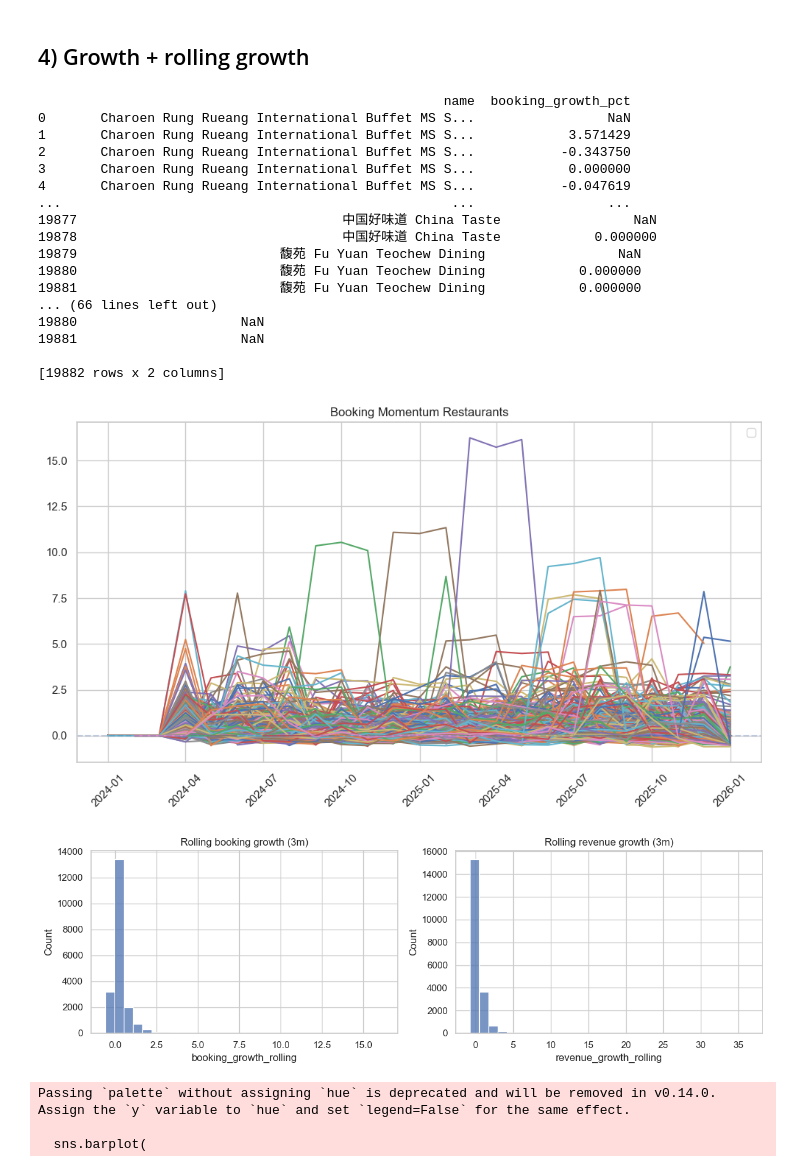
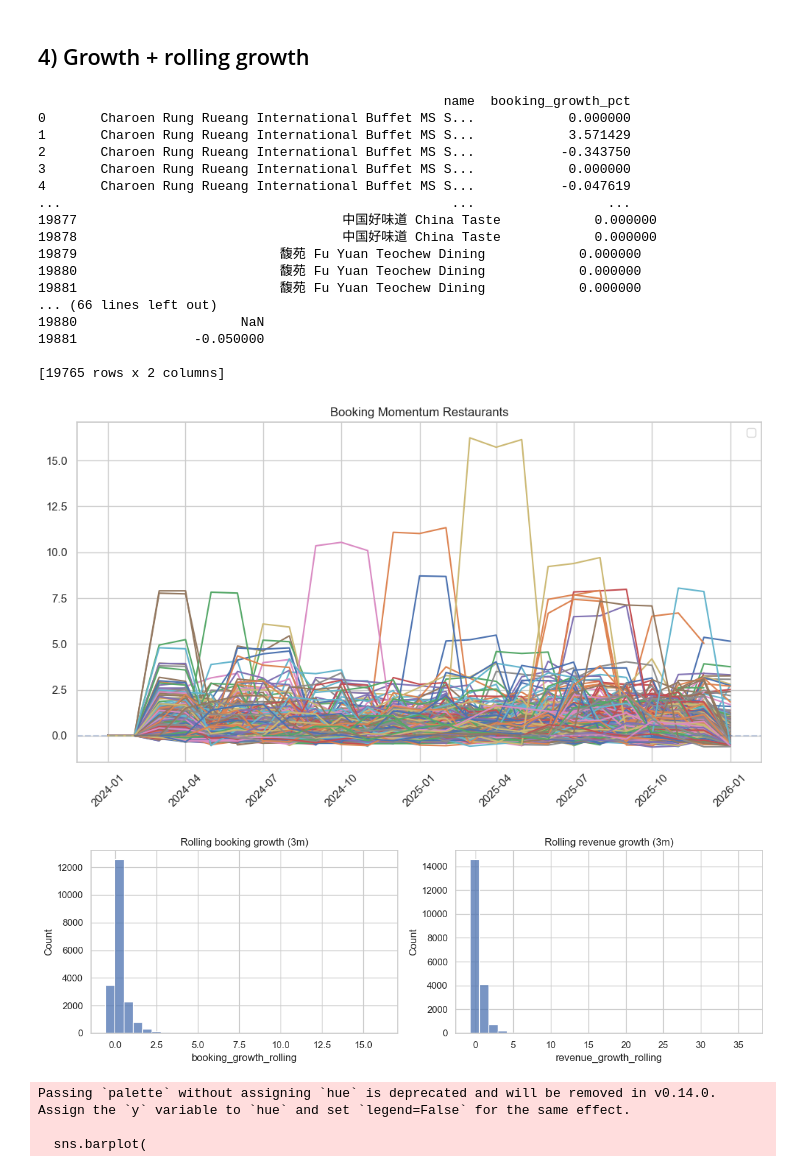
Before and after one commit to liyunling2/OPE, a Jupyter notebook: _2_feature_engineering+momentum/start/momentum.ipynb, the cells around one changed output. Saved outputs shown, nothing was run; the diff lists cells and outputs as text; code cells hidden in the pictures.

```diff
--- a/_2_feature_engineering+momentum/start/momentum.ipynb
+++ b/_2_feature_engineering+momentum/start/momentum.ipynb
@@ -376,96 +373,104 @@ restaurants_agg
 # %% [markdown]
 ## 4) Growth + rolling growth
 # %%
-restaurants_agg["booking_growth_pct"] = (
-    restaurants_agg.groupby("name")["monthly_bookings"]
+# 1. Define a "Ceiling" for growth
+# If a normal high-growth restaurant doubles (100%), let's set the cap for 'Infinity' a bit higher
+# to show that starting from zero is amazing, but not infinitely so.
+# 2.0 = 200% growth.
+MAX_GROWTH_CAP = 2.0
+
+restaurants_agg_active["booking_growth_pct"] = (
+    restaurants_agg_active.groupby("name")["monthly_bookings"]
     .pct_change()
-    .replace([np.inf, -np.inf], np.nan)
+    .replace([np.inf], MAX_GROWTH_CAP)  # Replace Infinity with 200% (The 'Superstar' cap)
+    .fillna(0)                          # Replace NaN (start of data) with 0
 )
 
-print(restaurants_agg[["name","booking_growth_pct"]])
+print(restaurants_agg_active[["name","booking_growth_pct"]])
 
-restaurants_agg["revenue_growth_pct"] = (
-    restaurants_agg.groupby("name")["monthly_revenue"]
+restaurants_agg_active["revenue_growth_pct"] = (
+    restaurants_agg_active.groupby("name")["monthly_revenue"]
     .pct_change()
-    .replace([np.inf, -np.inf], np.nan)
+    .replace([np.inf], MAX_GROWTH_CAP)  # Replace Infinity with 200% (The 'Superstar' cap)
+    .fillna(0)                          # Replace NaN (start of data) with 0
 )
 
-print(restaurants_agg[["name","revenue_growth_pct"]])
+print(restaurants_agg_active[["name","revenue_growth_pct"]])
 
 ROLL = 3
-restaurants_agg["booking_growth_rolling"] = (
-    restaurants_agg.groupby("name")["booking_growth_pct"]
+restaurants_agg_active["booking_growth_rolling"] = (
+    restaurants_agg_active.groupby("name")["booking_growth_pct"]
     .rolling(ROLL, min_periods=ROLL)
     .mean()
     .reset_index(level=0, drop=True)
 )
 
-print(restaurants_agg[["name","booking_growth_rolling"]])
+print(restaurants_agg_active[["name","booking_growth_rolling"]])
 
 
-restaurants_agg["revenue_growth_rolling"] = (
-    restaurants_agg.groupby("name")["revenue_growth_pct"]
+restaurants_agg_active["revenue_growth_rolling"] = (
+    restaurants_agg_active.groupby("name")["revenue_growth_pct"]
     .rolling(ROLL, min_periods=ROLL)
     .mean()
     .reset_index(level=0, drop=True)
 )
-print(restaurants_agg[["name","revenue_growth_rolling"]])
+print(restaurants_agg_active[["name","revenue_growth_rolling"]])
 
-restaurants_agg["booking_growth_rolling"] = restaurants_agg["booking_growth_rolling"].fillna(0.0)
-restaurants_agg["revenue_growth_rolling"] = restaurants_agg["revenue_growth_rolling"].fillna(0.0)
+restaurants_agg_active["booking_growth_rolling"] = restaurants_agg_active["booking_growth_rolling"].fillna(0.0)
+restaurants_agg_active["revenue_growth_rolling"] = restaurants_agg_active["revenue_growth_rolling"].fillna(0.0)
 
-restaurants_agg[["booking_growth_rolling","revenue_growth_rolling"]].describe().T
+restaurants_agg_active[["booking_growth_rolling","revenue_growth_rolling"]].describe().T
 
 import matplotlib.pyplot as plt
 
 
-latest = restaurants_agg.sort_values("year_month").groupby("name").tail(1)
+latest = restaurants_agg_active.sort_values("year_month").groupby("name").tail(1)
 
 top_movers = (
     latest
     .sort_values("booking_growth_rolling", ascending=False)["name"]
 )
 
 plt.figure(figsize=(12,6))
 
 for name in top_movers:
-    df = restaurants_agg[restaurants_agg["name"] == name]
+    df = restaurants_agg_active[restaurants_agg_active["name"] == name]
     plt.plot(df["year_month"], df["booking_growth_rolling"])
 
 plt.axhline(0, linestyle="--", alpha=0.3)
 plt.xticks(rotation=45)
 plt.legend()
 plt.title("Booking Momentum Restaurants")
 plt.show()
 # %% [output]
                                                     name  booking_growth_pct
-0       Charoen Rung Rueang International Buffet MS S...                 NaN
+0       Charoen Rung Rueang International Buffet MS S...            0.000000
 1       Charoen Rung Rueang International Buffet MS S...            3.571429
 2       Charoen Rung Rueang International Buffet MS S...           -0.343750
 3       Charoen Rung Rueang International Buffet MS S...            0.000000
 4       Charoen Rung Rueang International Buffet MS S...           -0.047619
 ...                                                  ...                 ...
-19877                                  中国好味道 China Taste                 NaN
+19877                                  中国好味道 China Taste            0.000000
 19878                                  中国好味道 China Taste            0.000000
-19879                          馥苑 Fu Yuan Teochew Dining                 NaN
+19879                          馥苑 Fu Yuan Teochew Dining            0.000000
 19880                          馥苑 Fu Yuan Teochew Dining            0.000000
 19881                          馥苑 Fu Yuan Teochew Dining            0.000000
 ... (66 lines left out)
 19880                     NaN
-19881                     NaN
+19881               -0.050000
 
-[19882 rows x 2 columns]
+[19765 rows x 2 columns]
-[figure, old version]
+[figure, new version]
 # %%
 # Growth distributions
 fig, axes = plt.subplots(1, 2, figsize=(12, 4))
-sns.histplot(restaurants_agg["booking_growth_rolling"], bins=30, ax=axes[0])
+sns.histplot(restaurants_agg_active["booking_growth_rolling"], bins=30, ax=axes[0])
 axes[0].set_title("Rolling booking growth (3m)")
 
-sns.histplot(restaurants_agg["revenue_growth_rolling"], bins=30, ax=axes[1])
+sns.histplot(restaurants_agg_active["revenue_growth_rolling"], bins=30, ax=axes[1])
 axes[1].set_title("Rolling revenue growth (3m)")
 plt.tight_layout()
 # %% [output]
-[figure, old version]
+[figure, new version]
 # %%
 # 1. Get the most recent month's data (Jan 2026)
```
Also changed, not shown: parts of 29 cells of this notebook, 4 other files.
